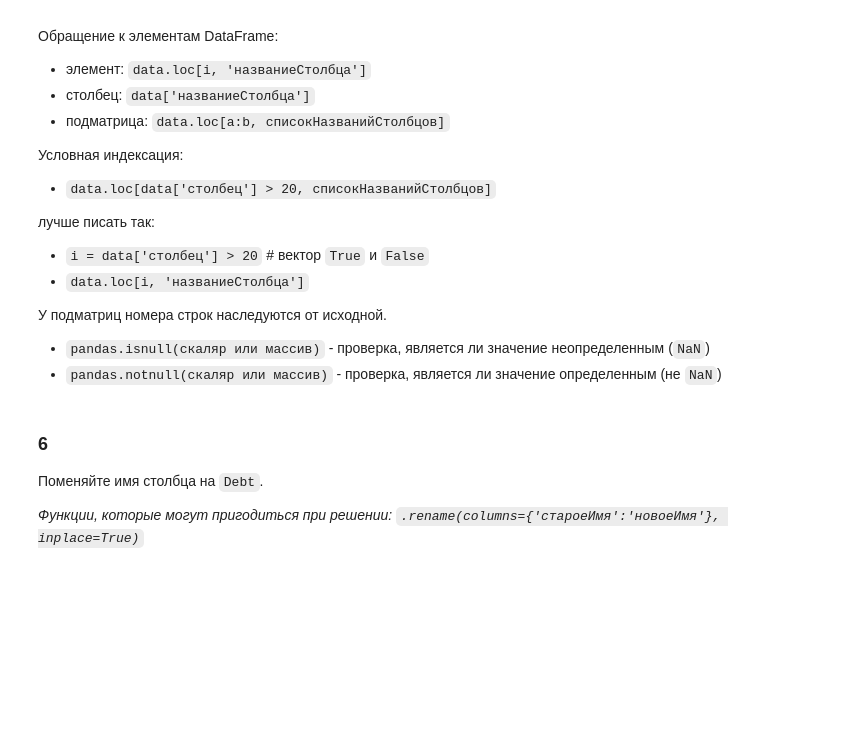
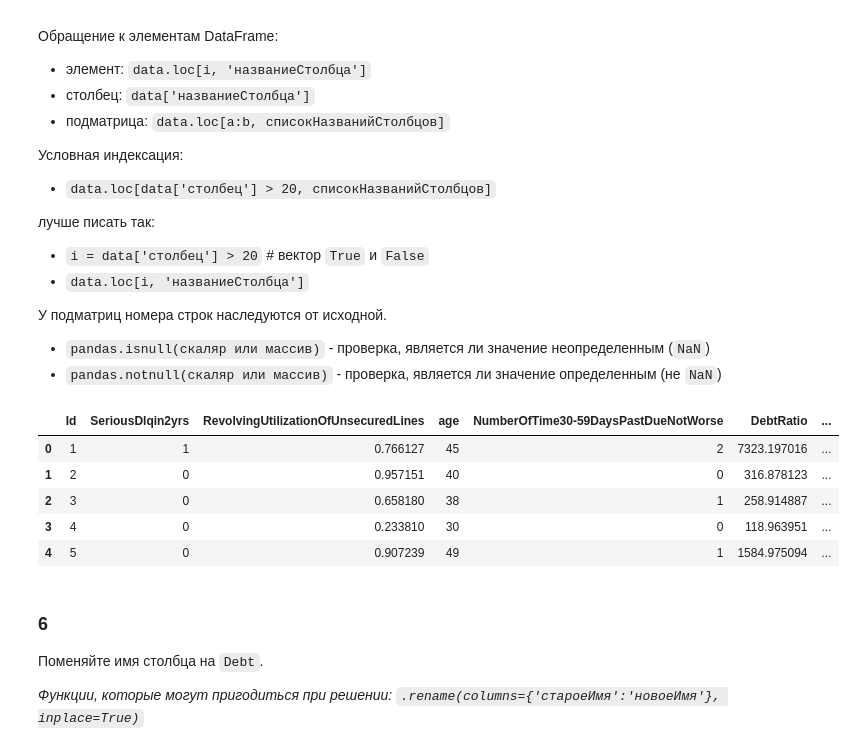
Before and after one commit to Bull6/Automated_Information_Processing_Systems, a Jupyter notebook: lab2.ipynb, the cells around one changed output. Drawn from its saved outputs; the diff is of its cells as text; code cells hidden in the pictures; blank space fills up the shorter version.

```diff
--- a/lab2.ipynb
+++ b/lab2.ipynb
@@ -180,7 +187,16 @@ data.head()
 * `pandas.notnull(скаляр или массив)` - проверка, является ли значение определенным (не `NaN`)
 # %%
 # место для кода
-df['DebtRatio']= df['DebtRatio']*df['MonthlyIncome']
+
+df.loc[df['DebtRatio']<1.1,'DebtRatio']=df.loc[df['DebtRatio']<1.1,'DebtRatio']*df[(df.DebtRatio<1.1)].MonthlyIncome
+df.head()
+# %% [output]
+|  | Id | SeriousDlqin2yrs | RevolvingUtilizationOfUnsecuredLines | age | NumberOfTime30-59DaysPastDueNotWorse | DebtRatio | ... |
+| 0 | 1 | 1 | 0.766127 | 45 | 2 | 7323.197016 | ... |
+| 1 | 2 | 0 | 0.957151 | 40 | 0 | 316.878123 | ... |
+| 2 | 3 | 0 | 0.658180 | 38 | 1 | 258.914887 | ... |
+| 3 | 4 | 0 | 0.233810 | 30 | 0 | 118.963951 | ... |
+| 4 | 5 | 0 | 0.907239 | 49 | 1 | 1584.975094 | ... |
 # %% [markdown]
 ### 6
 
```
Also changed, not shown: parts of 4 cells of this notebook.
